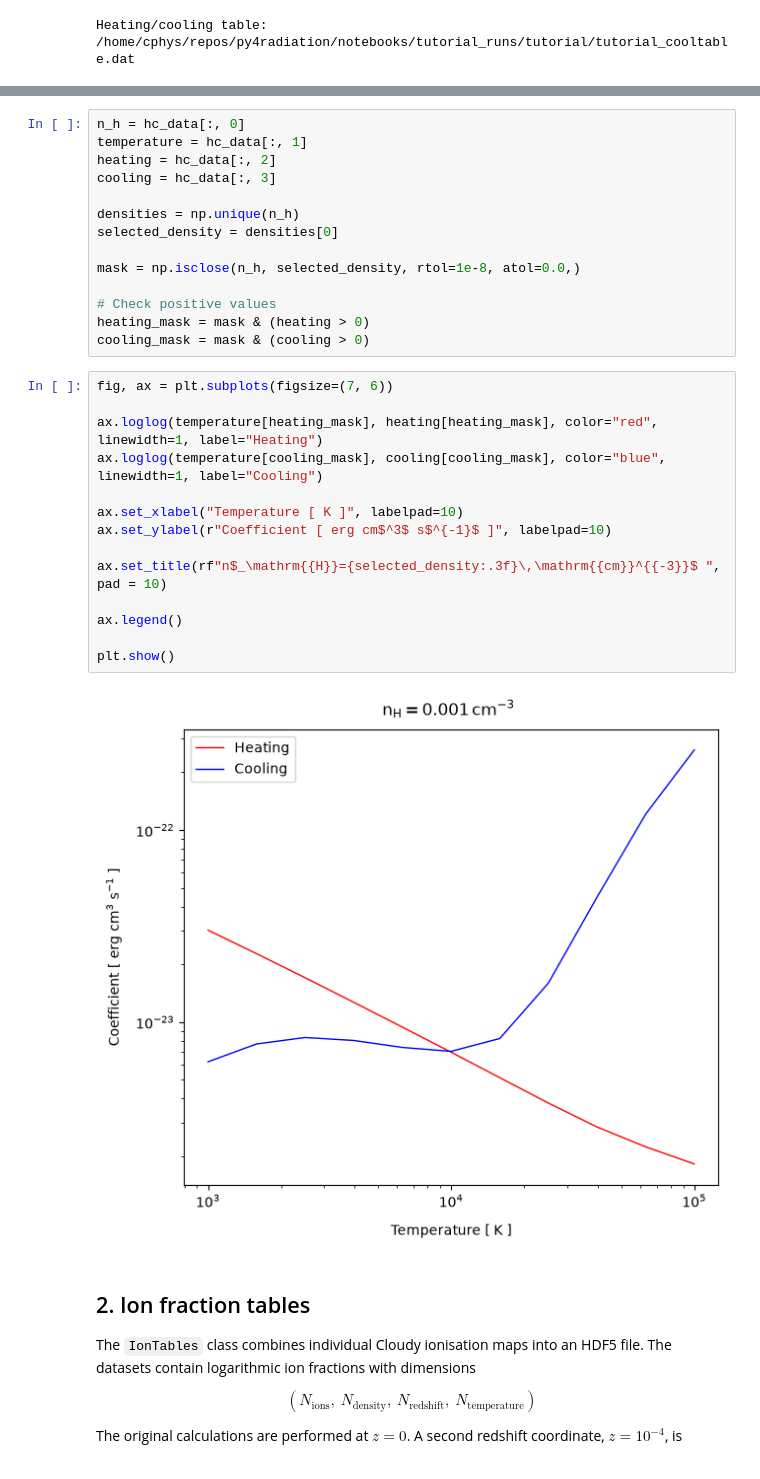
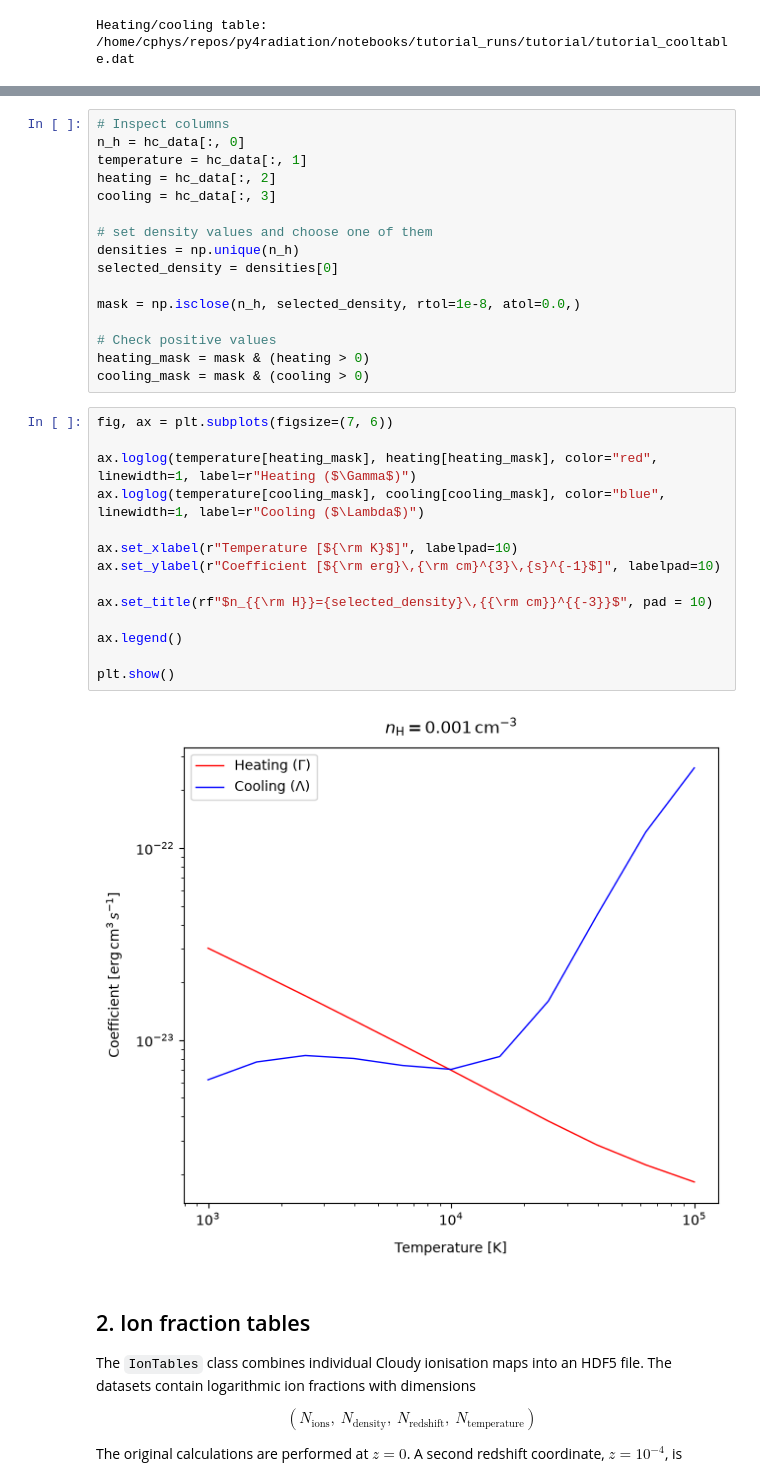
Before and after one commit to cPhysPlus/py4radiation, a Jupyter notebook: notebooks/03_processing_tables.ipynb, the cells around one changed output, grey strips where cells are left out. Drawn from its saved outputs; the diff is of its cells as text.

```diff
--- a/notebooks/03_processing_tables.ipynb
+++ b/notebooks/03_processing_tables.ipynb
@@ -84,11 +76,13 @@ First five rows:
  [1.000000e-03 3.981072e+03 1.266900e-23 8.021300e-24 6.196500e-01]
  [1.000000e-03 6.309573e+03 9.406200e-24 7.376800e-24 6.193810e-01]]
 # %%
+# Inspect columns
 n_h = hc_data[:, 0]
 temperature = hc_data[:, 1]
 heating = hc_data[:, 2]
 cooling = hc_data[:, 3]
 
+# set density values and choose one of them
 densities = np.unique(n_h)
 selected_density = densities[0]
 
@@ -100,19 +94,19 @@ cooling_mask = mask & (cooling > 0)
 # %%
 fig, ax = plt.subplots(figsize=(7, 6))
 
-ax.loglog(temperature[heating_mask], heating[heating_mask], color="red", linewidth=1, label="Heating")
-ax.loglog(temperature[cooling_mask], cooling[cooling_mask], color="blue", linewidth=1, label="Cooling")
+ax.loglog(temperature[heating_mask], heating[heating_mask], color="red", linewidth=1, label=r"Heating ($\Gamma$)")
+ax.loglog(temperature[cooling_mask], cooling[cooling_mask], color="blue", linewidth=1, label=r"Cooling ($\Lambda$)")
 
-ax.set_xlabel("Temperature [ K ]", labelpad=10)
-ax.set_ylabel(r"Coefficient [ erg cm$^3$ s$^{-1}$ ]", labelpad=10)
+ax.set_xlabel(r"Temperature [${\rm K}$]", labelpad=10)
+ax.set_ylabel(r"Coefficient [${\rm erg}\,{\rm cm}^{3}\,{s}^{-1}$]", labelpad=10)
 
-ax.set_title(rf"n$_\mathrm{{H}}={selected_density:.3f}\,\mathrm{{cm}}^{{-3}}$ ", pad = 10)
+ax.set_title(rf"$n_{{\rm H}}={selected_density}\,{{\rm cm}}^{{-3}}$", pad = 10)
 
 ax.legend()
 
 plt.show()
 # %% [output]
-[figure, old version]
+[figure, new version]
 # %% [markdown]
 ## 2. Ion fraction tables
 
```
Also changed, not shown: parts of 7 cells of this notebook, 15 other files.
